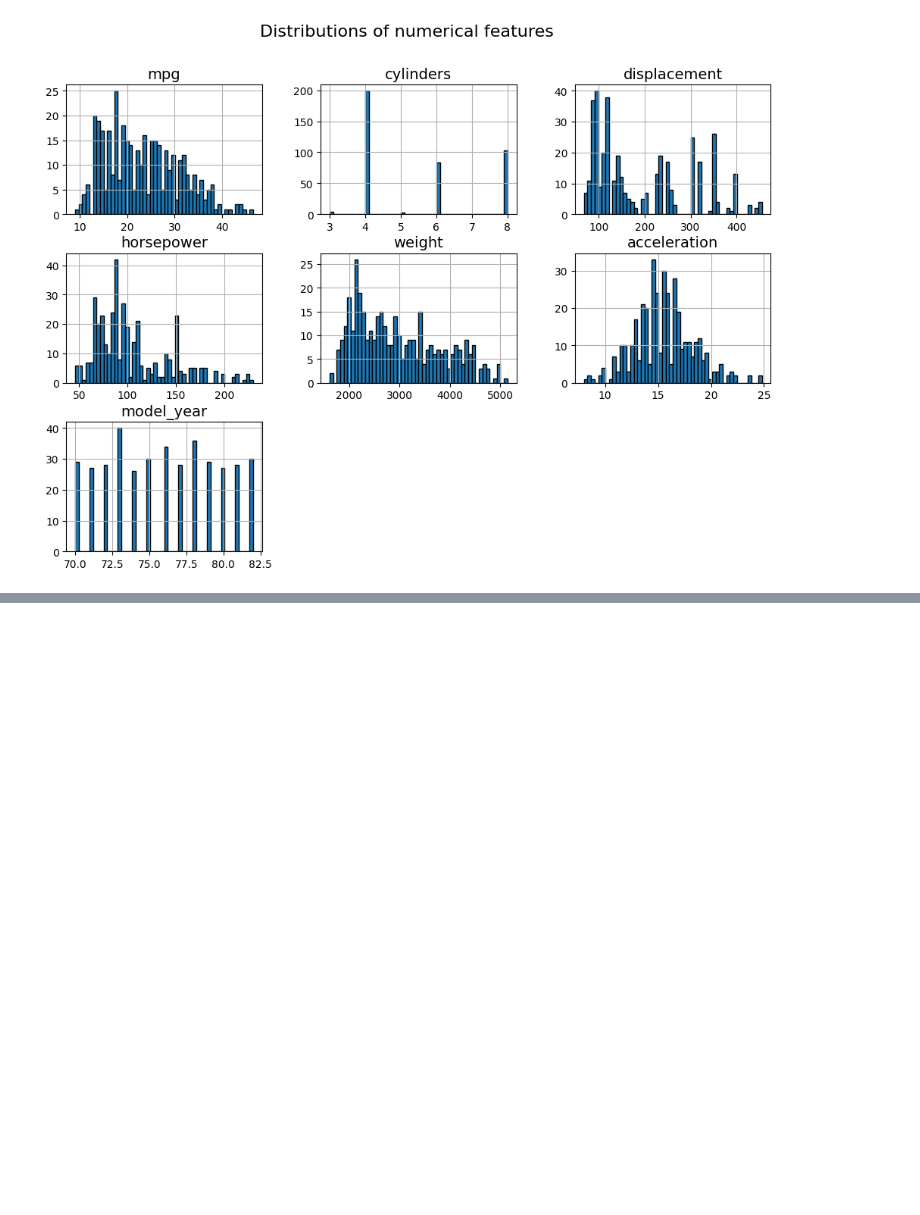
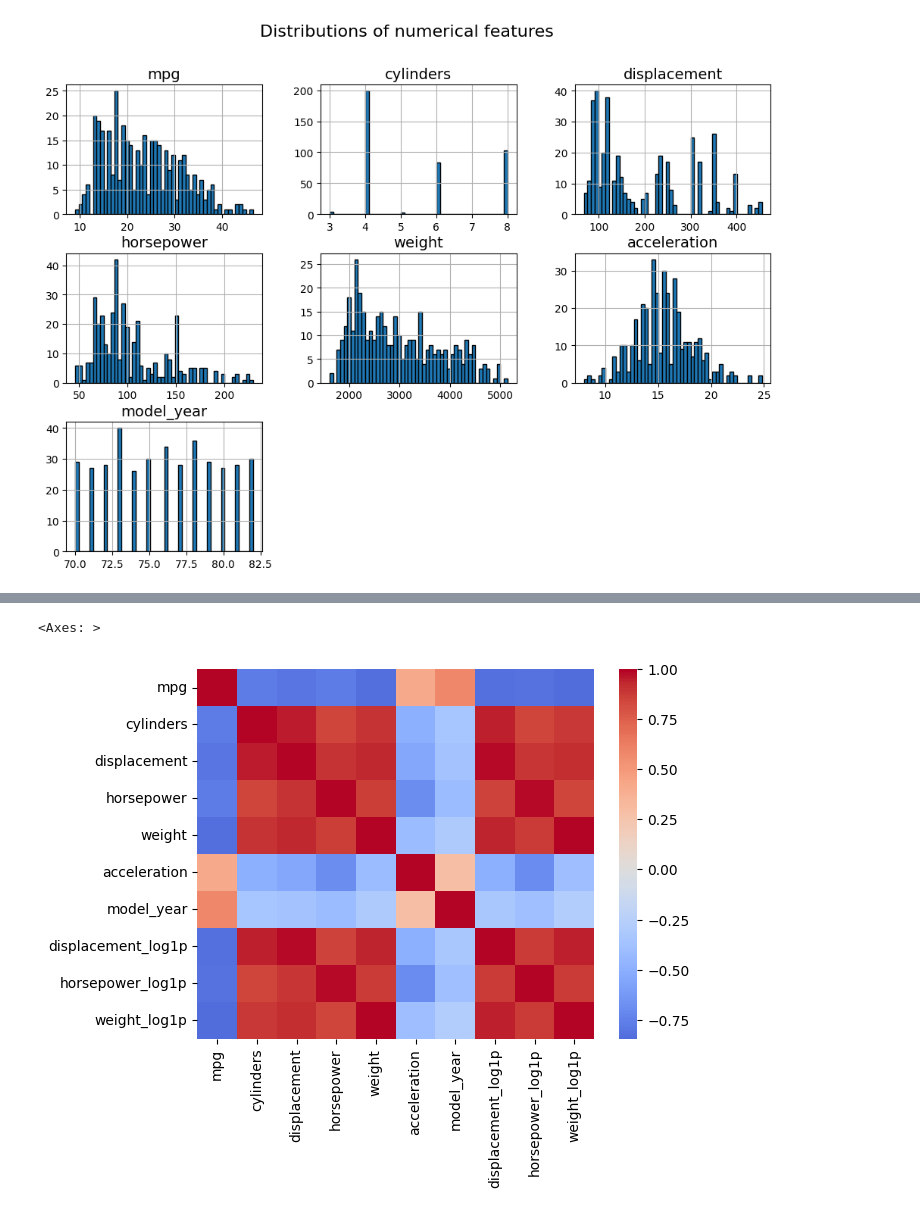
Before and after one commit to giannismantzaris-cmd/DAMA61, a Jupyter notebook: DAMA61_WA1.ipynb, the cells around one changed output, grey strips where cells are left out. Cells and saved outputs as stored; diff of their text form; code cells hidden in the pictures; blank space fills up the shorter version.

```diff
--- a/DAMA61_WA1.ipynb
+++ b/DAMA61_WA1.ipynb
@@ -148,0 +178,5 @@ plt.show()
+# %%
+# Correlation matrix
+corr_matrix = mpg_tf.corr(numeric_only=True)
+
+corr_matrix["mpg"].sort_values(ascending=False)
@@ -148,0 +210,7 @@ plt.show()
+# %%
+#We can introduce a heatmap to display all the correlation in one image
+
+sns.heatmap(corr_matrix, annot=False, cmap="coolwarm", center=0)
+# %% [output]
+<Axes: >
+[figure, added]
```
Also changed, not shown: parts of 17 cells of this notebook.
